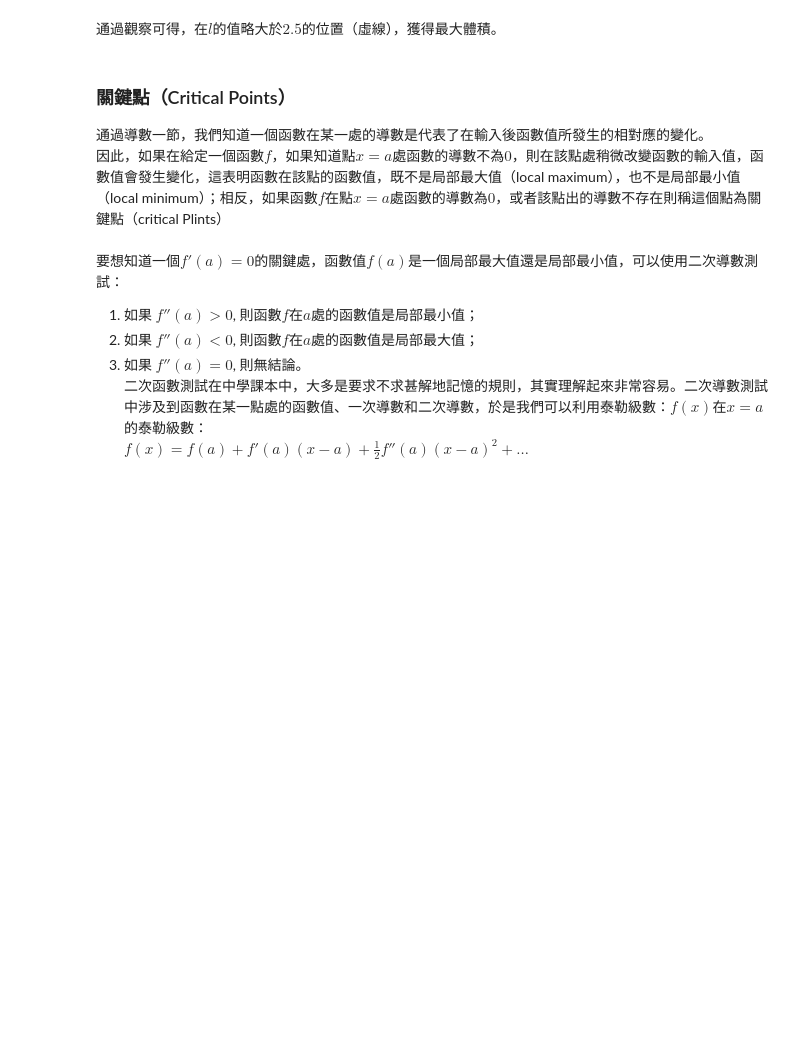
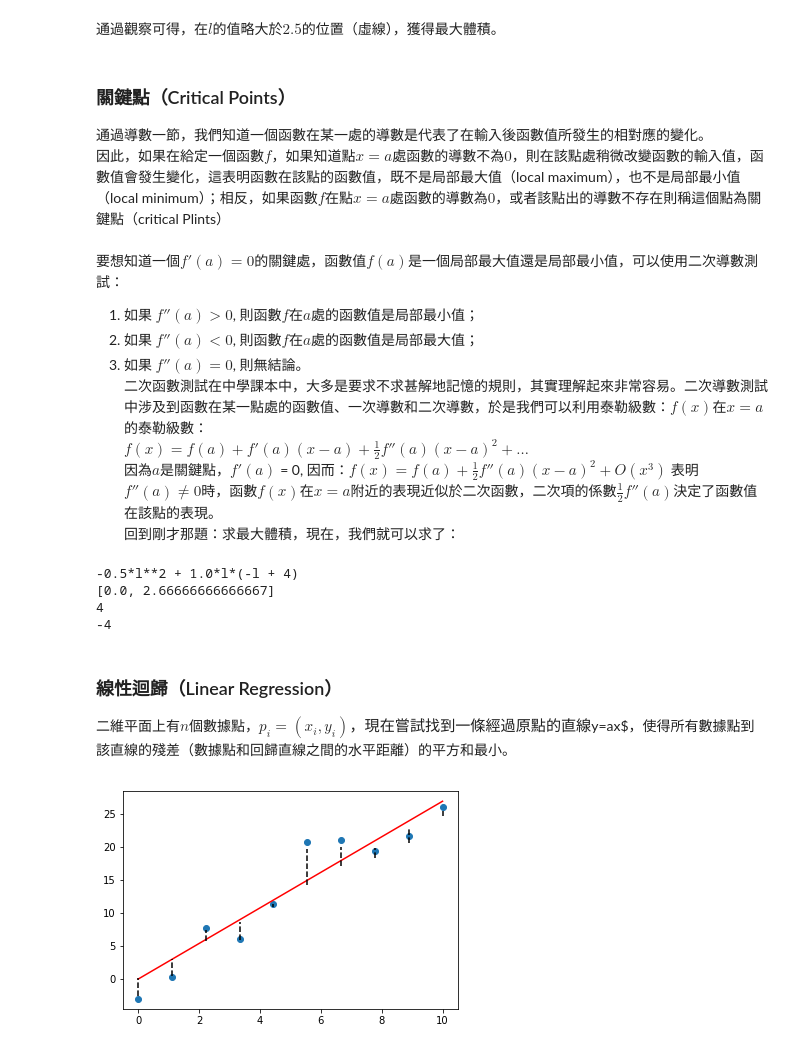
Before and after one commit to TerenceLiu98/Undergraduate-in-Statistics, a Jupyter notebook: Use PY in Calculus.ipynb, the cells around one changed output. Drawn from its saved outputs; the diff is of its cells as text; code cells hidden in the pictures; blank space fills up the shorter version.

Commit message:
add Optimation problem, critical point and linear regression

```diff
--- a/Use PY in Calculus.ipynb
+++ b/Use PY in Calculus.ipynb
@@ -650,4 +652,53 @@ plt.show()
 2. 如果 $f''(a) < 0$, 則函數$f$在$a$處的函數值是局部最大值；
 3. 如果 $f''(a) = 0$, 則無結論。<br>
 二次函數測試在中學課本中，大多是要求不求甚解地記憶的規則，其實理解起來非常容易。二次導數測試中涉及到函數在某一點處的函數值、一次導數和二次導數，於是我們可以利用泰勒級數：$f(x)$在$x=a$的泰勒級數：<br>
-$f(x) = f(a) + f'(a)(x-a) + \frac{1}{2}f''(a)(x-a)^2 + \dots$
+$f(x) = f(a) + f'(a)(x-a) + \frac{1}{2}f''(a)(x-a)^2 + \dots$<br>
+因為$a$是關鍵點，$f'(a)$ = 0, 因而：$f(x) = f(a) + \frac{1}{2}f''(a)(x-a)^2 + O(x^3)$ 表明$f''(a) \neq 0$時，函數$f(x)$在$x=a$附近的表現近似於二次函數，二次項的係數$\frac{1}{2}f''(a)$決定了函數值在該點的表現。<br>
+回到剛才那題：求最大體積，現在，我們就可以求了：<br>
+# %%
+import sympy
+from sympy.abc import l
+V = 0.5*l**2*(4-l)
+# first derivative
+print(V.diff(l))
+# the domain of first derivative is (-oo,oo),so, the critical point is the root of V'(1) = 0
+cp = sympy.solve(V.diff(l),l)
+print(str(cp))
+#after finding out the critical point, we can calculate the second derivative
+for p in cp:
+    print(int(V.diff(l,2).subs(l,p)))
+# known that whenl=2.666..., we get the maximum V
+# %% [output]
+-0.5*l**2 + 1.0*l*(-l + 4)
+[0.0, 2.66666666666667]
+4
+-4
+# %% [markdown]
+### 線性迴歸（Linear Regression）
+二維平面上有$n$個數據點，$p_i = (x_i,y_i)，現在嘗試找到一條經過原點的直線$y=ax$，使得所有數據點到該直線的殘差（數據點和回歸直線之間的水平距離）的平方和最小。
+# %%
+import numpy as np
+import matplotlib.pyplot as plt
+
+# Set seed of random function to ensure reproducibility of simulation data
+np.random.seed(123)
+
+# Randomly generate some data with errors
+x = np.linspace(0,10,10)
+res = np.random.randint(-5,5,10)
+y = 3*x + res
+
+# Solve the coefficient of the regression line
+a = sum(x*y)/sum(x**2)
+
+# 绘图
+plt.plot(x,y,'o')
+plt.plot(x,a*x,'red')
+for i in range(len(x)):
+    plt.axvline(x[i],min((a*x[i]+5)/35.0,(y[i]+5)/35.0),\
+         max((a*x[i]+5)/35.0,(y[i]+5)/35.0),linestyle = '--',\
+         color = 'black')
+
+plt.show()
+# %% [output]
+[figure, added]
```
Also changed, not shown: parts of 4 cells of this notebook.
